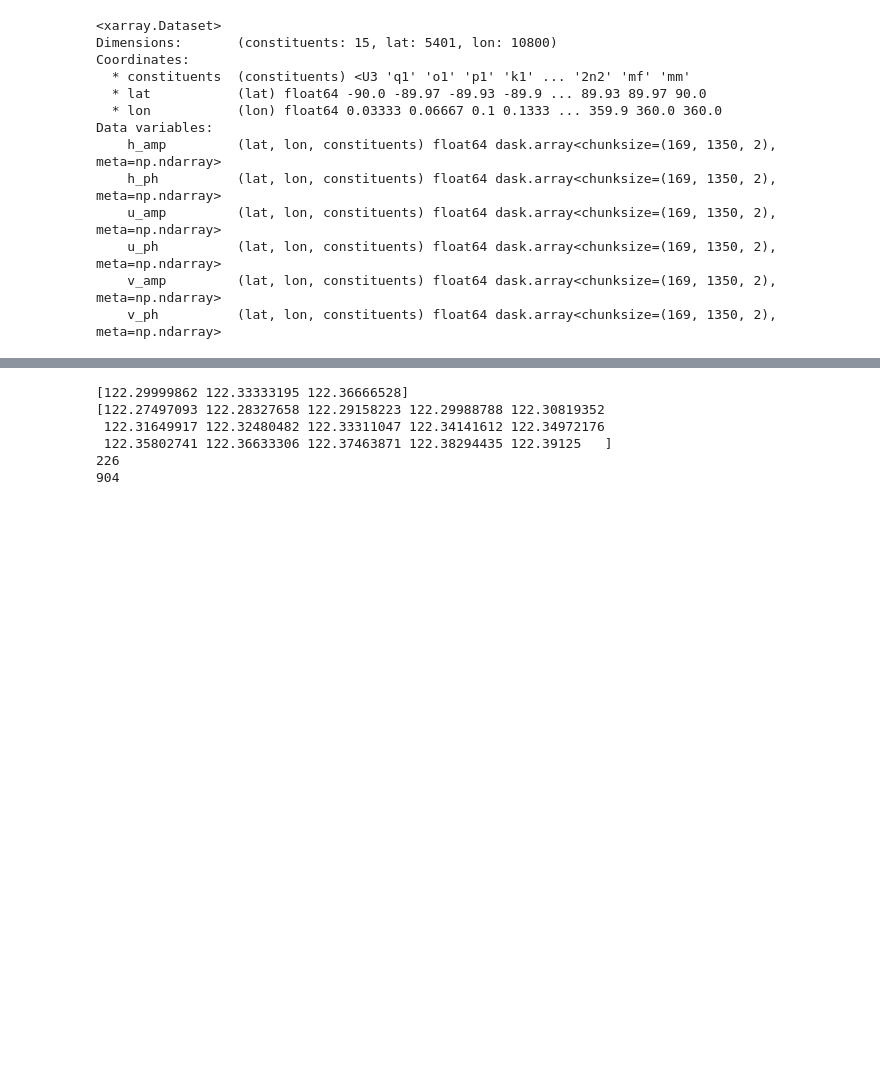
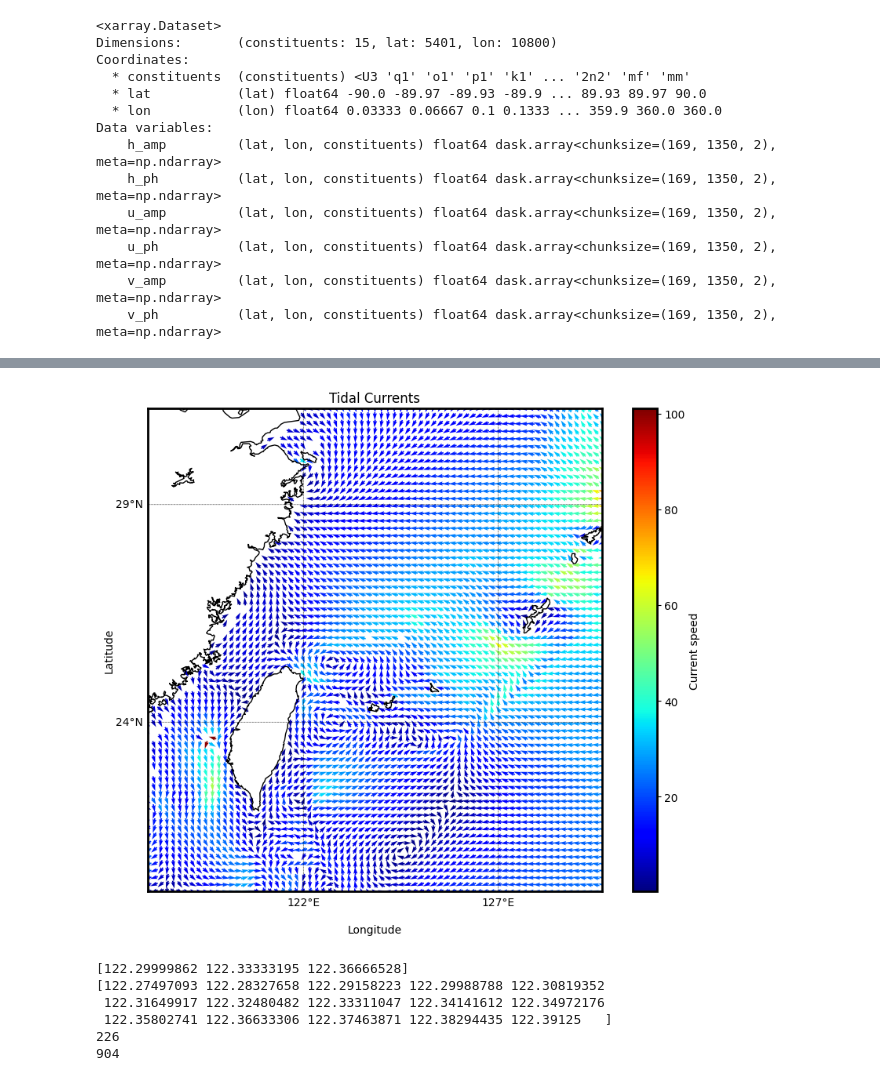
Before and after one commit to cywhale/tide, a Jupyter notebook: extract_constants.ipynb, the cells around one changed output, grey strips where cells are left out. Drawn from its saved outputs; the diff is of its cells as text; code cells hidden in the pictures; blank space fills up the shorter version.

```diff
--- a/extract_constants.ipynb
+++ b/extract_constants.ipynb
@@ -919,3 +1105,40 @@ plt.show()
+# %%
+import numpy as np
+import matplotlib.pyplot as plt
+from mpl_toolkits.basemap import Basemap
+
+fig, ax = plt.subplots(figsize=(10, 8))
+
+# Create the Basemap object
+lon_min, lon_max, lat_min, lat_max = np.min(x), np.max(x), np.min(y), np.max(y)
+m = Basemap(projection='merc', llcrnrlat=lat_min, urcrnrlat=lat_max,
+            llcrnrlon=lon_min, urcrnrlon=lon_max, lat_ts=20, ax=ax, resolution='i')
+
+# Convert x, y to map projection coordinates
+x_map, y_map = m(x, y)
+
+# Add coastlines
+m.drawcoastlines()
+
+# Add ticks for meridians and parallels at every 5-degree interval
+parallels = np.arange(int(lat_min), int(lat_max)+1, 5)
+meridians = np.arange(int(lon_min), int(lon_max)+1, 5)
+m.drawparallels(parallels, labels=[1,0,0,0], linewidth=0.5, fontsize=10)
+m.drawmeridians(meridians, labels=[0,0,0,1], linewidth=0.5, fontsize=10)
+
+# Plotting the tidal currents
+quiver = m.quiver(x_map, y_map, u, v, mag, angles='xy', scale_units='dots',
+                  scale=0.1, pivot='middle', width=0.003, cmap='jet')
+plt.colorbar(quiver, ax=ax, label='Current speed')
+
+ax.set_title('Tidal Currents')
+# Set axis labels
+ax.set_xlabel('Longitude', labelpad=30)  # Adjust labelpad as needed
+ax.set_ylabel('Latitude', labelpad=30)   # Adjust labelpad as needed
+
+plt.show()
+# %% [output]
+[figure, added]
 # %%
 tmpx = np.linspace(uvsub.coords['lon'].values[0], uvsub.coords['lon'].values[-1], len(uvsub.coords['lon'].values) * 4)
 print(uvsub.coords['lon'].values[1:4])
```
Also changed, not shown: parts of 18 cells of this notebook, 1 other file.
